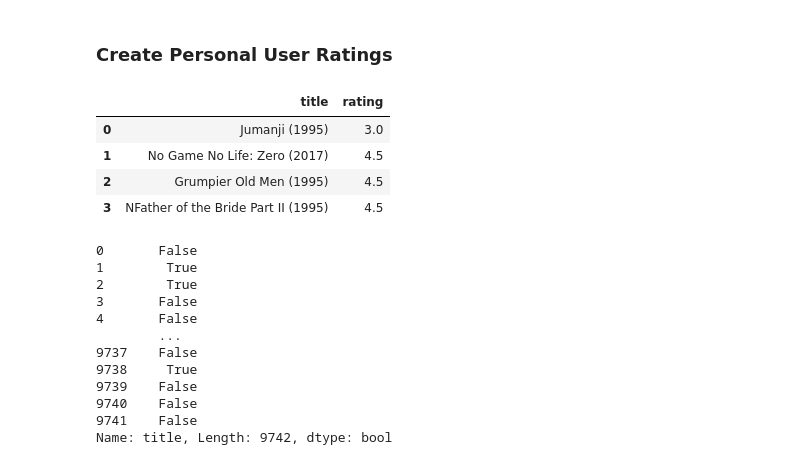
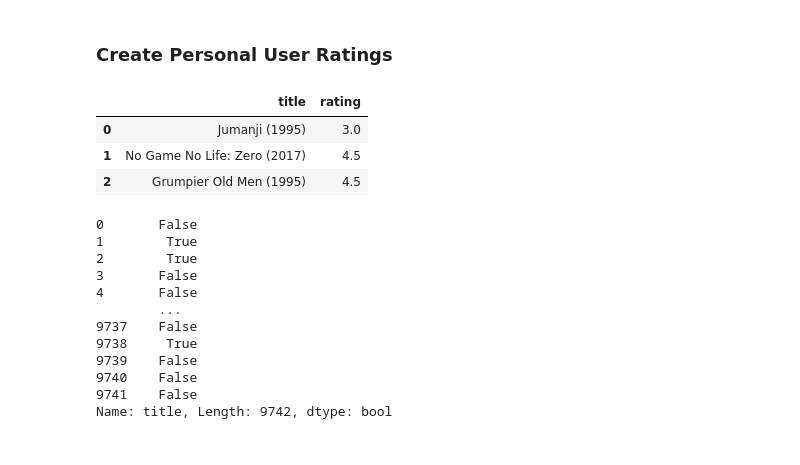
Before and after one commit to ttam37/dsc-mod-4-project-v2-1-onl01-dtsc-ft-052620, a Jupyter notebook: notebooks/content_filtering.ipynb, the cells around one changed output. Saved outputs shown, nothing was run; the diff lists cells and outputs as text; code cells hidden in the pictures.

```diff
--- a/notebooks/content_filtering.ipynb
+++ b/notebooks/content_filtering.ipynb
@@ -380,19 +392,17 @@ movies_df
 # %%
 # created a random list of movies for a user
 user_movie_ratings = [
             {'title':'Jumanji (1995)', 'rating':3.0},
             {'title':'No Game No Life: Zero (2017)', 'rating':4.5},
-            {'title':'Grumpier Old Men (1995)', 'rating':4.5},
-            {'title':'NFather of the Bride Part II (1995)', 'rating':4.5}
+            {'title':'Grumpier Old Men (1995)', 'rating':4.5}
          ]
 user_movie_ratings = pd.DataFrame(user_movie_ratings)
 user_movie_ratings
 # %% [output]
 |  | title | rating |
 | 0 | Jumanji (1995) | 3.0 |
 | 1 | No Game No Life: Zero (2017) | 4.5 |
 | 2 | Grumpier Old Men (1995) | 4.5 |
-| 3 | NFather of the Bride Part II (1995) | 4.5 |
 # %%
 movies_df['title'].isin(user_movie_ratings['title'])
 # %% [output]
```
Also changed, not shown: parts of 6 cells of this notebook, 5 other files.
